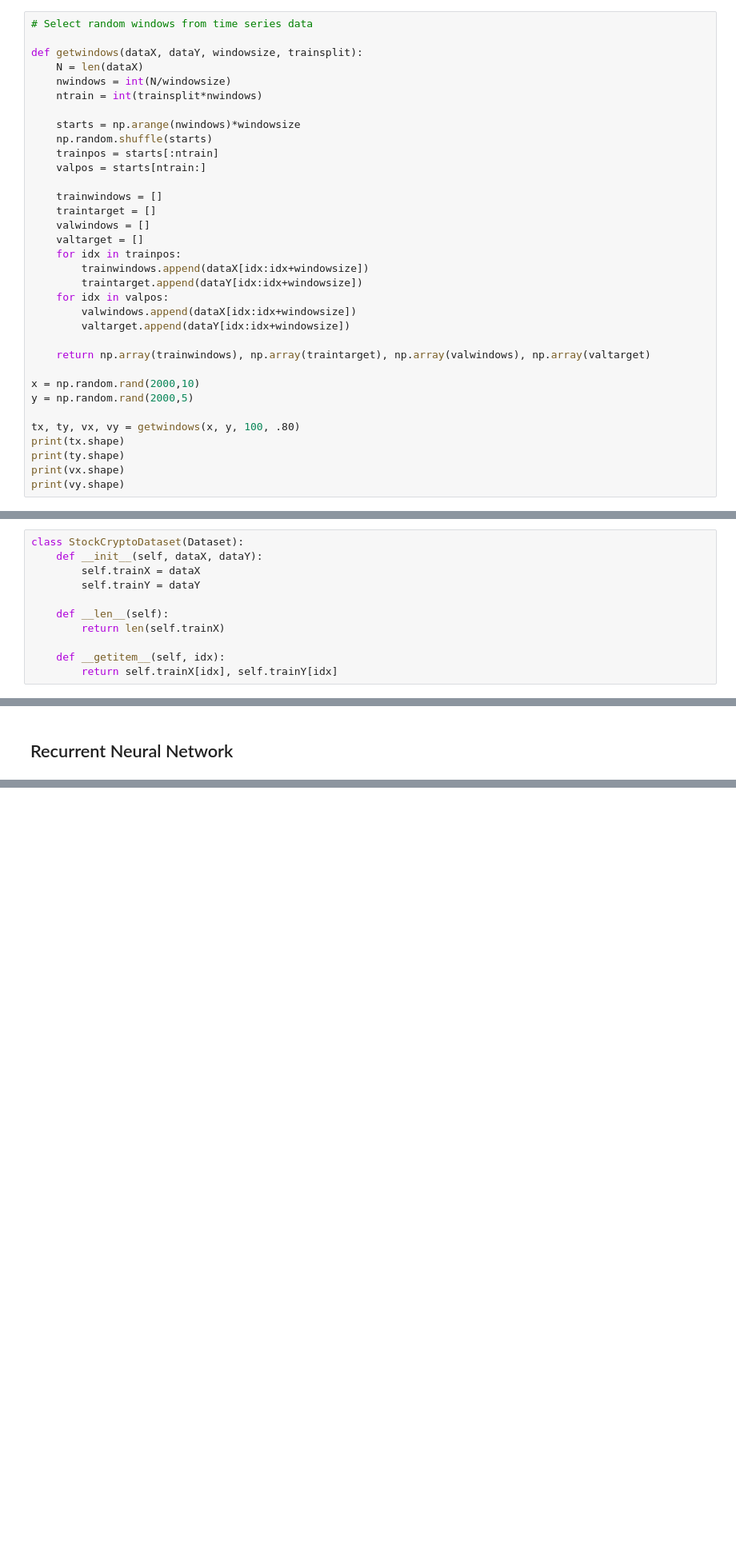
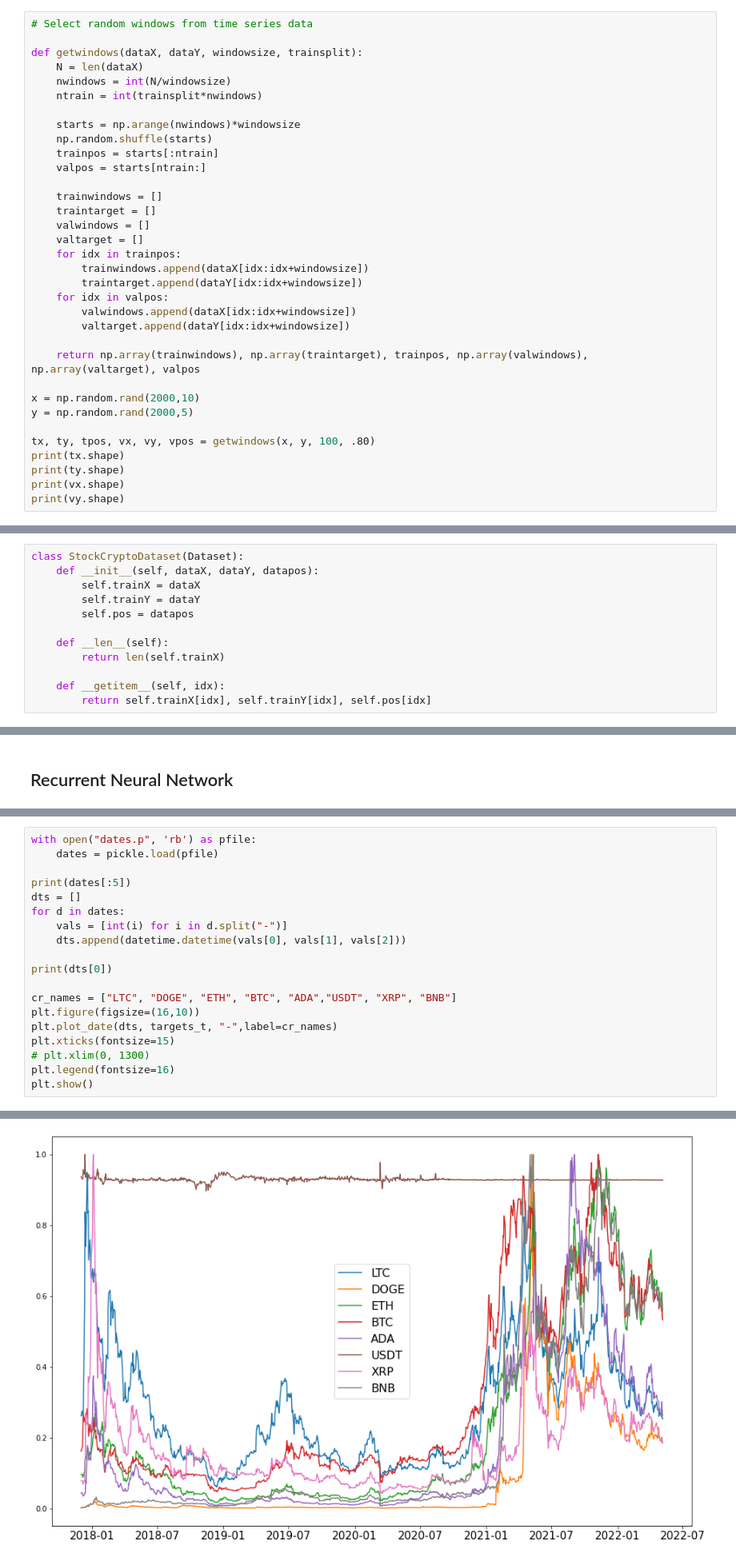
Before and after one commit to kevr35/PY580, a Jupyter notebook: RNN.ipynb, the cells around one changed output, grey strips where cells are left out. Shown at 80% size. Saved outputs shown, nothing was run; the diff lists cells and outputs as text; blank space fills up the shorter version.

Commit message:
date time and cryptocomparison plots

```diff
--- a/RNN.ipynb
+++ b/RNN.ipynb
@@ -46,12 +47,12 @@ def getwindows(dataX, dataY, windowsize, trainsplit):
 		valwindows.append(dataX[idx:idx+windowsize])
 		valtarget.append(dataY[idx:idx+windowsize])
 
-	return np.array(trainwindows), np.array(traintarget), np.array(valwindows), np.array(valtarget)
+	return np.array(trainwindows), np.array(traintarget), trainpos, np.array(valwindows), np.array(valtarget), valpos
 
 x = np.random.rand(2000,10)
 y = np.random.rand(2000,5)
 
-tx, ty, vx, vy = getwindows(x, y, 100, .80)
+tx, ty, tpos, vx, vy, vpos = getwindows(x, y, 100, .80)
 print(tx.shape)
 print(ty.shape)
 print(vx.shape)
@@ -63,15 +64,16 @@ print(vy.shape)
 (4, 100, 5)
 # %%
 class StockCryptoDataset(Dataset):
-    def __init__(self, dataX, dataY):
+    def __init__(self, dataX, dataY, datapos):
         self.trainX = dataX
         self.trainY = dataY
+        self.pos = datapos
 
     def __len__(self):
         return len(self.trainX)
 
     def __getitem__(self, idx):
-        return self.trainX[idx], self.trainY[idx]
+        return self.trainX[idx], self.trainY[idx], self.pos[idx]
 # %%
 # load stock-crypto npy data
 stocks = np.load("./stocks.npy")
@@ -313,0 +365,20 @@ torch.Size([200])
+# %%
+with open("dates.p", 'rb') as pfile:
+	dates = pickle.load(pfile)
+
+print(dates[:5])
+dts = []
+for d in dates:
+	vals = [int(i) for i in d.split("-")]
+	dts.append(datetime.datetime(vals[0], vals[1], vals[2]))
+
+print(dts[0])
+
+cr_names = ["LTC", "DOGE", "ETH", "BTC", "ADA","USDT", "XRP", "BNB"]
+plt.figure(figsize=(16,10))
+plt.plot_date(dts, targets_t, "-",label=cr_names)
+plt.xticks(fontsize=15)
+# plt.xlim(0, 1300)
+plt.legend(fontsize=16)
+plt.show()
+# %% [output]
@@ -313,0 +387 @@ torch.Size([200])
+[figure, added]
```
Also changed, not shown: parts of 12 cells of this notebook, 1 other file.
